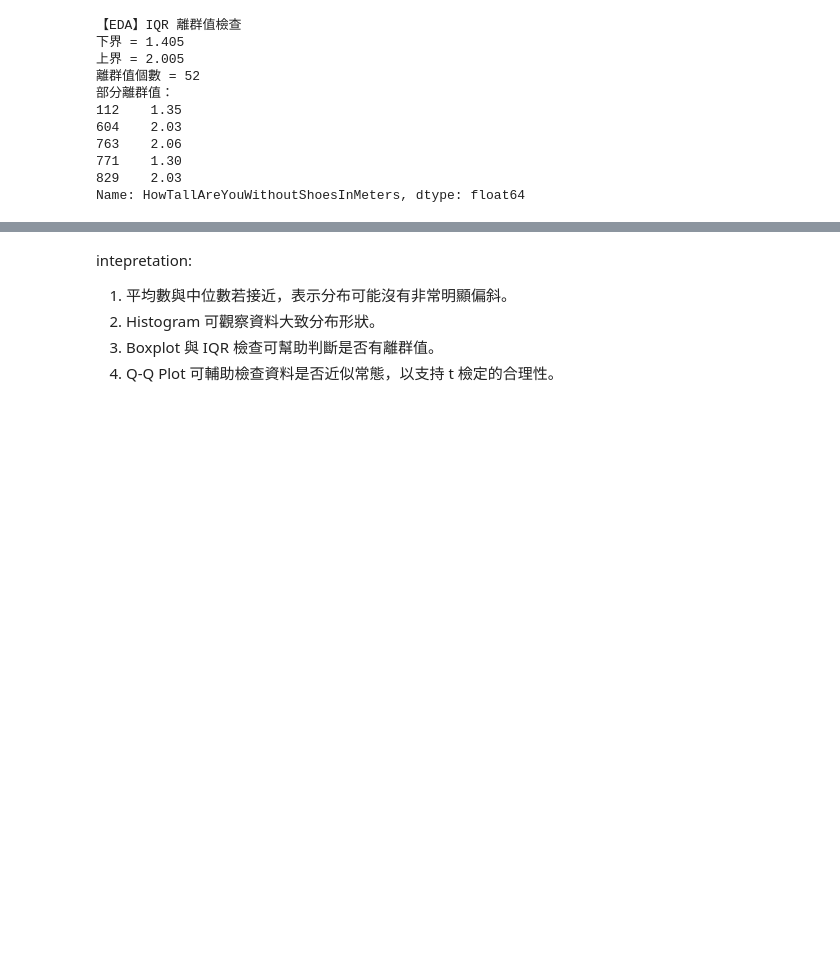
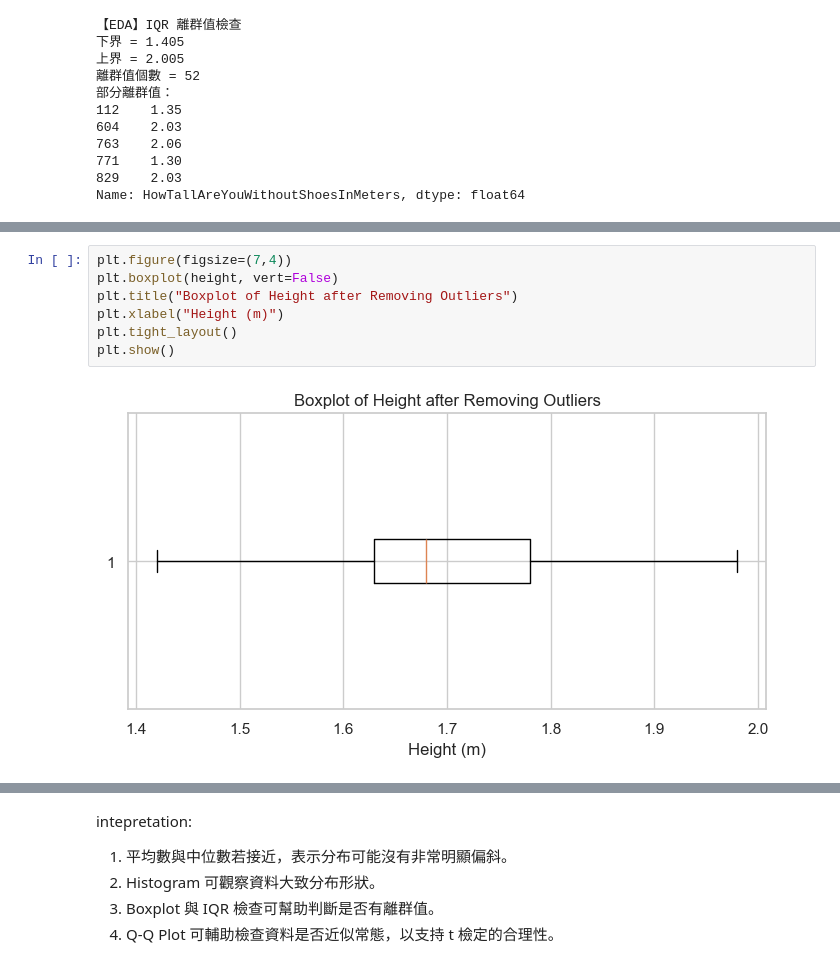
Before and after one commit to Byron666666/Group17_Cycle2, a Jupyter notebook: notebooks/Group17_program_all .ipynb, the cells around one changed output, grey strips where cells are left out. Drawn from its saved outputs; the diff is of its cells as text; blank space fills up the shorter version.

```diff
--- a/notebooks/Group17_program_all .ipynb
+++ b/notebooks/Group17_program_all .ipynb
@@ -355,3 +390,12 @@ Name: HowTallAreYouWithoutShoesInMeters, dtype: float64
+# %%
+plt.figure(figsize=(7,4))
+plt.boxplot(height, vert=False)
+plt.title("Boxplot of Height after Removing Outliers")
+plt.xlabel("Height (m)")
+plt.tight_layout()
+plt.show()
+# %% [output]
+[figure, added]
 # %%
 # ============================================
 # 4E. 額外 EDA（老師要求至少一個額外探索）
```
Also changed, not shown: parts of 5 cells of this notebook.
